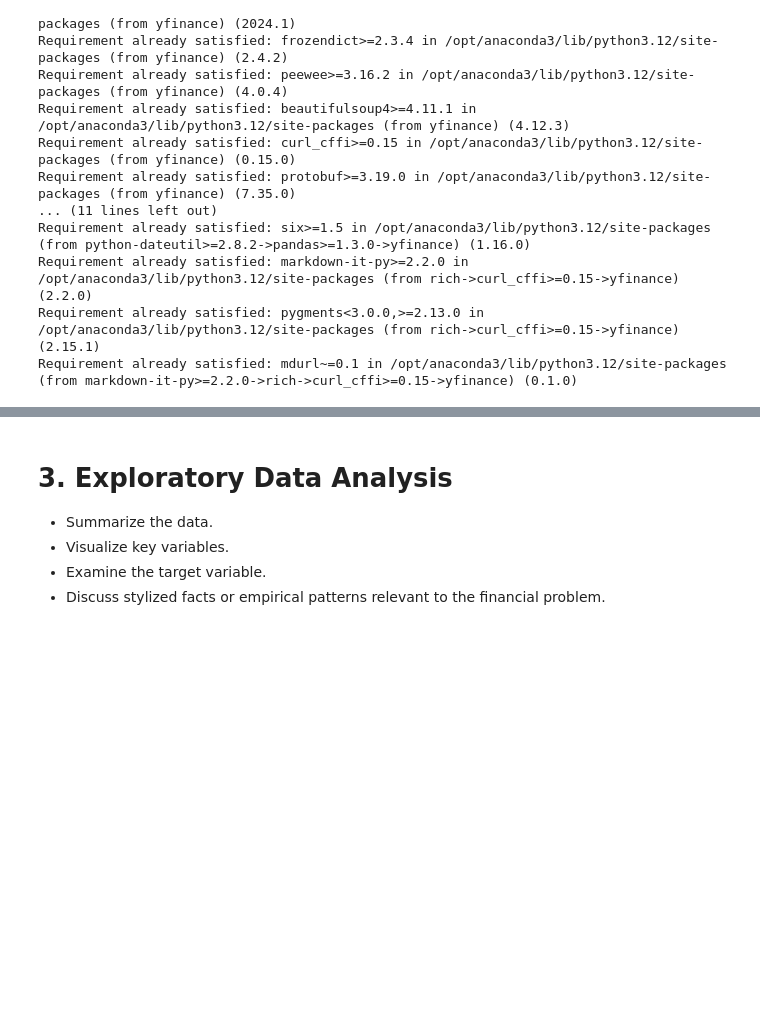
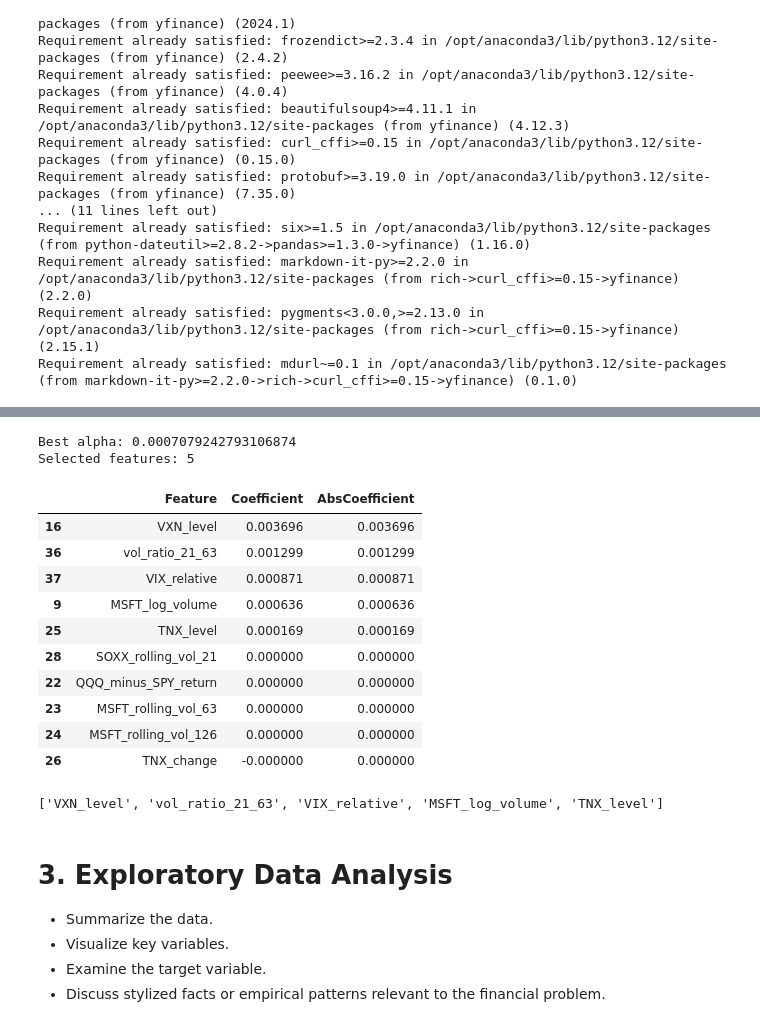
Before and after one commit to Emmaxustar/msft-volatility-prediction, a Jupyter notebook: CFRM521_project_template.ipynb, the cells around one changed output, grey strips where cells are left out. Drawn from its saved outputs; the diff is of its cells as text; code cells hidden in the pictures; blank space fills up the shorter version.

```diff
--- a/CFRM521_project_template.ipynb
+++ b/CFRM521_project_template.ipynb
@@ -534,0 +587,64 @@ X_test_scaled shape: (365, 26)
+# %%
+# =========================
+# 18. LASSO Feature Ranking
+# =========================
+
+from sklearn.linear_model import LassoCV
+
+lasso = LassoCV(
+    cv=5,
+    random_state=42,
+    max_iter=100000
+)
+
+lasso.fit(
+    X_train_scaled,
+    y_train_21d
+)
+
+lasso_coef = pd.DataFrame({
+    "Feature": feature_cols,
+    "Coefficient": lasso.coef_
+})
+
+lasso_coef["AbsCoefficient"] = (
+    lasso_coef["Coefficient"].abs()
+)
+
+lasso_coef = (
+    lasso_coef
+    .sort_values(
+        by="AbsCoefficient",
+        ascending=False
+    )
+)
+
+print("Best alpha:", lasso.alpha_)
+print("Selected features:",
+      (lasso_coef["Coefficient"] != 0).sum())
+
+lasso_coef.head(10)
+# %% [output]
+Best alpha: 0.0007079242793106874
+Selected features: 5
+|  | Feature | Coefficient | AbsCoefficient |
+| 16 | VXN_level | 0.003696 | 0.003696 |
+| 36 | vol_ratio_21_63 | 0.001299 | 0.001299 |
+| 37 | VIX_relative | 0.000871 | 0.000871 |
+| 9 | MSFT_log_volume | 0.000636 | 0.000636 |
+| 25 | TNX_level | 0.000169 | 0.000169 |
+| 28 | SOXX_rolling_vol_21 | 0.000000 | 0.000000 |
+| 22 | QQQ_minus_SPY_return | 0.000000 | 0.000000 |
+| 23 | MSFT_rolling_vol_63 | 0.000000 | 0.000000 |
+| 24 | MSFT_rolling_vol_126 | 0.000000 | 0.000000 |
+| 26 | TNX_change | -0.000000 | 0.000000 |
+# %%
+top5_features = (
+    lasso_coef
+    .head(5)["Feature"]
+    .tolist()
+)
+
+print(top5_features)
+# %% [output]
+['VXN_level', 'vol_ratio_21_63', 'VIX_relative', 'MSFT_log_volume', 'TNX_level']
```
Also changed, not shown: parts of 10 cells of this notebook.
